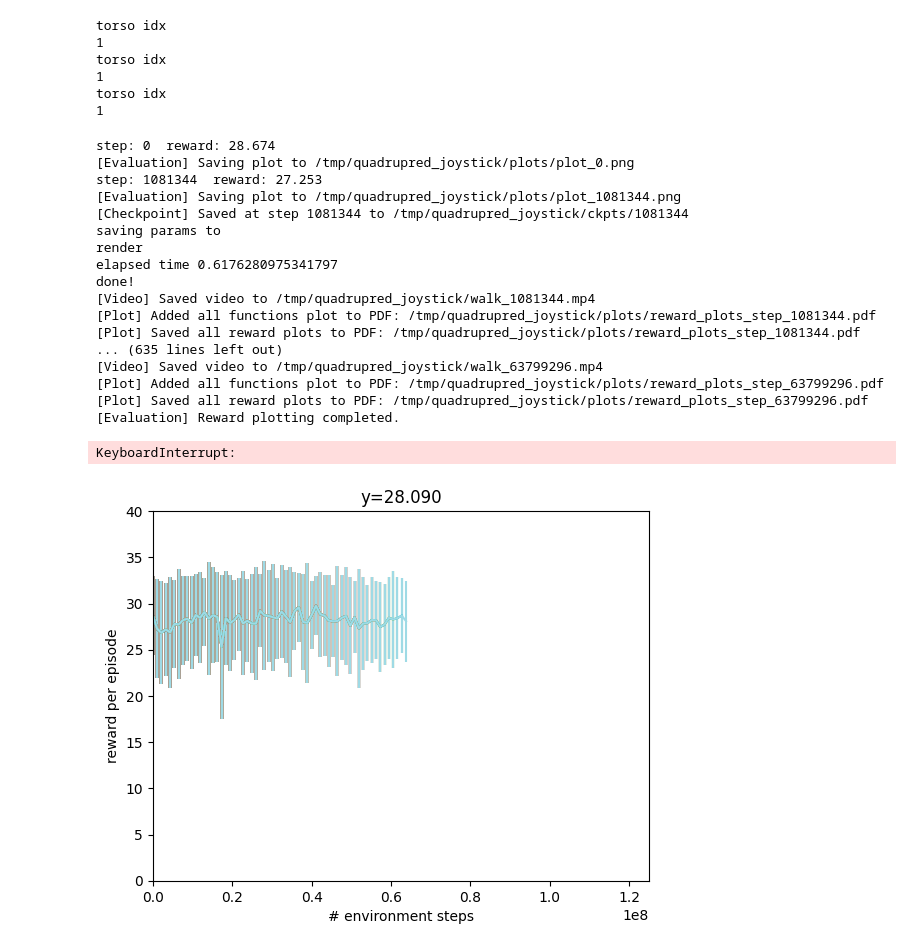
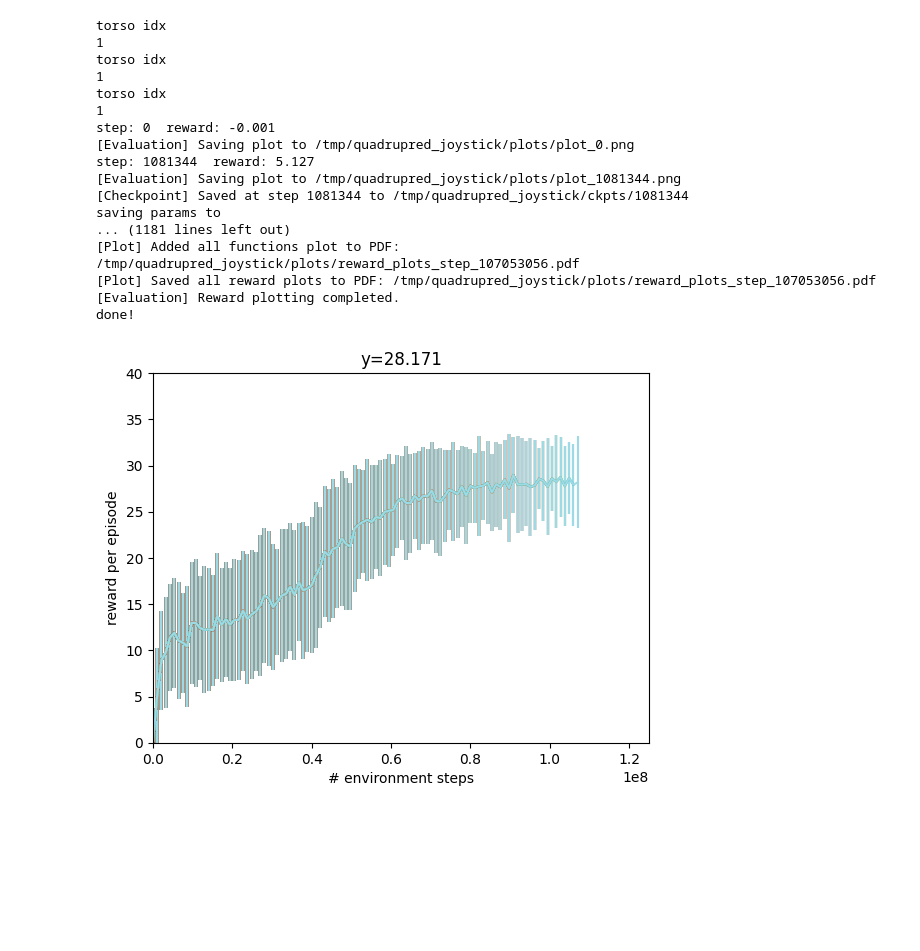
Before and after one commit to quimortiz/Go2Py, a Jupyter notebook: examples/08-PPO-MJX-train.ipynb, the cells around one changed output. Saved outputs shown, nothing was run; the diff lists cells and outputs as text; code cells hidden in the pictures; blank space fills up the shorter version.

```diff
--- a/examples/08-PPO-MJX-train.ipynb
+++ b/examples/08-PPO-MJX-train.ipynb
@@ -369,10 +377,23 @@ ckpt = "/tmp/quadrupred_joystick/ckpts/5406720" # this has been trained with fri
 # then Fs from 0 to 1 (short) <-- this step might not even be necessary!
 # then Fs from 0 to 3 (long)
 
+# IMPORTANT:
 # final one is: /tmp/quadrupred_joystick/ckpts/63799296
-
 # cp /tmp/mjx_brax_quadruped_policy_63799296 examples/qpolicy_fs_03_params
 
+ckpt = "/home/Go2py/examples/qpolicy_fs"
+
+# playing around:
+# /tmp/quadrupred_joystick/ckpts/38928384 --> examples/qpolicy_v2
+# /tmp/quadrupred_joystick/ckpts/32440320 --> examples/qpolicy_v3
+# cp -r /tmp/quadrupred_joystick/ckpts/105971712 examples/qpolicy_v4
+# cp -r /tmp/quadrupred_joystick/ckpts/107053056 examples/qpolicy_v5 more cost on slip
+
+# newer policies are on:
+# cp /tmp/mjx_brax_quadruped_policy_107053056 examples/qpolicy_nov8_v0
+# cp -r  /tmp/quadrupred_joystick/ckpts/107053056 examples/qpolic_nov8_v0_ckpt
+
+ckpt = None
 train_fn = functools.partial(
     ppo.train,
     # num_timesteps=100_000_000,
@@ -413,49 +434,42 @@ train_fn = functools.partial(
 #     discounting=0.99,
 #     learning_rate=3.0e-4,
 #     entropy_cost=1e-2,
 #     num_envs=int(8192 / 2),
 #     batch_size=128,
 #     network_factory=make_networks_factory,
 #     randomization_fn=domain_randomize,
 #     policy_params_fn=policy_params_fn,
 #     # restore_checkpoint_path= '/tmp/quadrupred_joystick/ckpts/88883200',
 #     seed=0,
 # )
 
 x_data = []
 y_data = []
 ydataerr = []
 times = [datetime.now()]
 max_y, min_y = 40, 0
 
 
 make_inference_fn, params, _ = train_fn(
     environment=env, progress_fn=progress, eval_env=eval_env
 )
 print("done!")
 # %% [output]
 torso idx
 1
 torso idx
 1
 torso idx
 1
+step: 0  reward: -0.001
+[Evaluation] Saving plot to /tmp/quadrupred_joystick/plots/plot_0.png
+step: 1081344  reward: 5.127
+[Evaluation] Saving plot to /tmp/quadrupred_joystick/plots/plot_1081344.png
+[Checkpoint] Saved at step 1081344 to /tmp/quadrupred_joystick/ckpts/1081344
+saving params to
+... (1181 lines left out)
+[Plot] Added all functions plot to PDF: /tmp/quadrupred_joystick/plots/reward_plots_step_107053056.pdf
+[Plot] Saved all reward plots to PDF: /tmp/quadrupred_joystick/plots/reward_plots_step_107053056.pdf
+[Evaluation] Reward plotting completed.
+done!
-step: 0  reward: 28.674
-[Evaluation] Saving plot to /tmp/quadrupred_joystick/plots/plot_0.png
-step: 1081344  reward: 27.253
-[Evaluation] Saving plot to /tmp/quadrupred_joystick/plots/plot_1081344.png
-[Checkpoint] Saved at step 1081344 to /tmp/quadrupred_joystick/ckpts/1081344
-saving params to
-render
-elapsed time 0.6176280975341797
-done!
-[Video] Saved video to /tmp/quadrupred_joystick/walk_1081344.mp4
-[Plot] Added all functions plot to PDF: /tmp/quadrupred_joystick/plots/reward_plots_step_1081344.pdf
-[Plot] Saved all reward plots to PDF: /tmp/quadrupred_joystick/plots/reward_plots_step_1081344.pdf
-... (635 lines left out)
-[Video] Saved video to /tmp/quadrupred_joystick/walk_63799296.mp4
-[Plot] Added all functions plot to PDF: /tmp/quadrupred_joystick/plots/reward_plots_step_63799296.pdf
-[Plot] Saved all reward plots to PDF: /tmp/quadrupred_joystick/plots/reward_plots_step_63799296.pdf
-[Evaluation] Reward plotting completed.
-KeyboardInterrupt:
-[figure, old version]
+[figure, new version]
```
Also changed, not shown: parts of 2 cells of this notebook, 1 other file.
